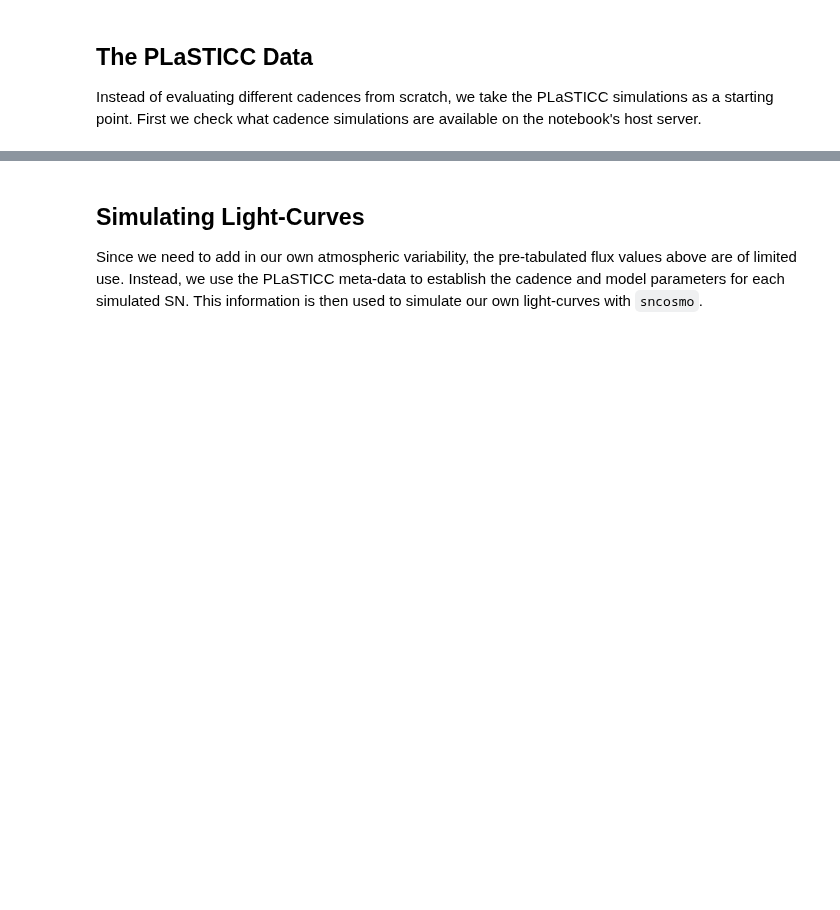
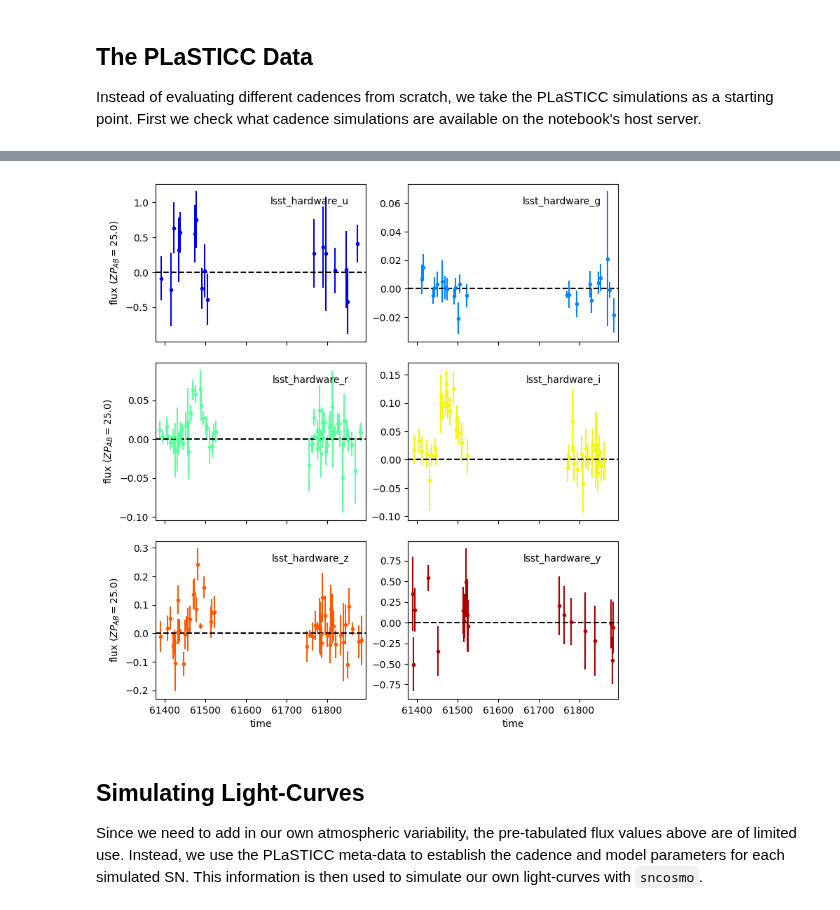
Before and after one commit to LSSTDESC/SN-PWV, a Jupyter notebook: notebooks/simulating_lc_for_cadence.ipynb, the cells around one changed output, grey strips where cells are left out. Cells and saved outputs as stored; diff of their text form; code cells hidden in the pictures; blank space fills up the shorter version.

```diff
--- a/notebooks/simulating_lc_for_cadence.ipynb
+++ b/notebooks/simulating_lc_for_cadence.ipynb
@@ -90,3 +72,7 @@ sncosmo.plot_lc(formatted_lc);
+# %%
+sncosmo.plot_lc(light_curve.to_astropy());
+# %% [output]
+[figure, added]
 # %% [markdown]
 ## Simulating Light-Curves
 
```
Also changed, not shown: parts of 20 cells of this notebook, 4 other files.
